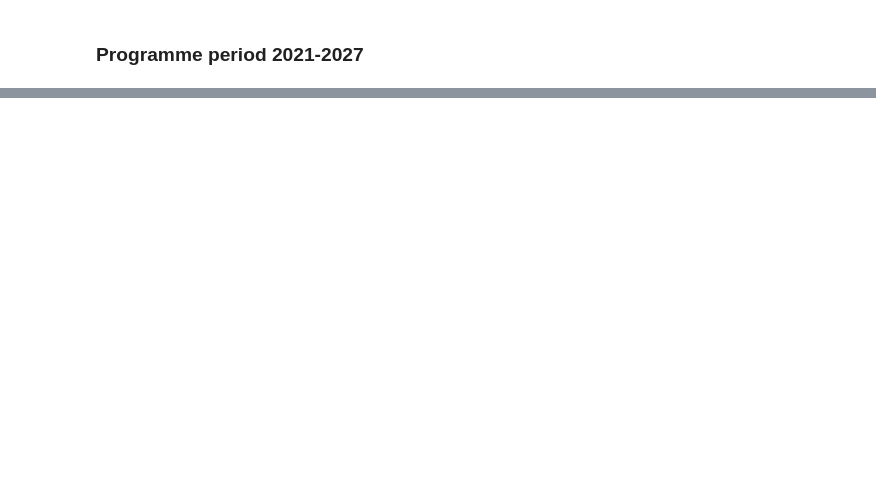
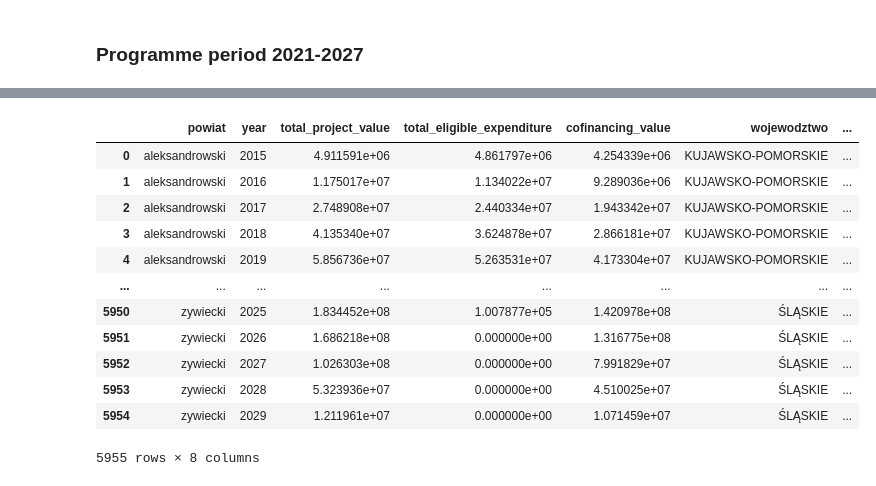
Before and after one commit to aleksandrajaremko/Policy-paper, a Jupyter notebook: code/processing/GUS_processing.ipynb, the cells around one changed output, grey strips where cells are left out. Cells and saved outputs as stored; diff of their text form; code cells hidden in the pictures; blank space fills up the shorter version.

```diff
--- a/code/processing/GUS_processing.ipynb
+++ b/code/processing/GUS_processing.ipynb
@@ -399,0 +257,5 @@ df_combined.to_parquet(r"data\clean\eu_flows\pol_combined_1420_2127_panel.parque
+# %%
+df_cleaned = clean_extract_and_filter_locations(df_combined, location_col='Project location')
+# %%
+# drop additional columns, rename
+df_cleaned.drop(columns=['Programme'], inplace=True)
@@ -399,0 +273,24 @@ df_combined.to_parquet(r"data\clean\eu_flows\pol_combined_1420_2127_panel.parque
+# %%
+powiat_panel_treatment_matrix = create_panel_treatment_matrix(
+    df_cleaned,
+    start_date_col='Project start date',
+    end_date_col='Project end date'
+    )
+# %%
+final_panel_df = flatten_and_rename_panel(powiat_panel_treatment_matrix)
+# %%
+final_panel_df
+# %% [output]
+|  | powiat | year | total_project_value | total_eligible_expenditure | cofinancing_value | wojewodztwo | ... |
+| 0 | aleksandrowski | 2015 | 4.911591e+06 | 4.861797e+06 | 4.254339e+06 | KUJAWSKO-POMORSKIE | ... |
+| 1 | aleksandrowski | 2016 | 1.175017e+07 | 1.134022e+07 | 9.289036e+06 | KUJAWSKO-POMORSKIE | ... |
+| 2 | aleksandrowski | 2017 | 2.748908e+07 | 2.440334e+07 | 1.943342e+07 | KUJAWSKO-POMORSKIE | ... |
+| 3 | aleksandrowski | 2018 | 4.135340e+07 | 3.624878e+07 | 2.866181e+07 | KUJAWSKO-POMORSKIE | ... |
+| 4 | aleksandrowski | 2019 | 5.856736e+07 | 5.263531e+07 | 4.173304e+07 | KUJAWSKO-POMORSKIE | ... |
+| ... | ... | ... | ... | ... | ... | ... | ... |
+| 5950 | zywiecki | 2025 | 1.834452e+08 | 1.007877e+05 | 1.420978e+08 | ŚLĄSKIE | ... |
+| 5951 | zywiecki | 2026 | 1.686218e+08 | 0.000000e+00 | 1.316775e+08 | ŚLĄSKIE | ... |
+| 5952 | zywiecki | 2027 | 1.026303e+08 | 0.000000e+00 | 7.991829e+07 | ŚLĄSKIE | ... |
+| 5953 | zywiecki | 2028 | 5.323936e+07 | 0.000000e+00 | 4.510025e+07 | ŚLĄSKIE | ... |
+| 5954 | zywiecki | 2029 | 1.211961e+07 | 0.000000e+00 | 1.071459e+07 | ŚLĄSKIE | ... |
+5955 rows × 8 columns
```
Also changed, not shown: parts of 66 cells of this notebook, 10 other files.
